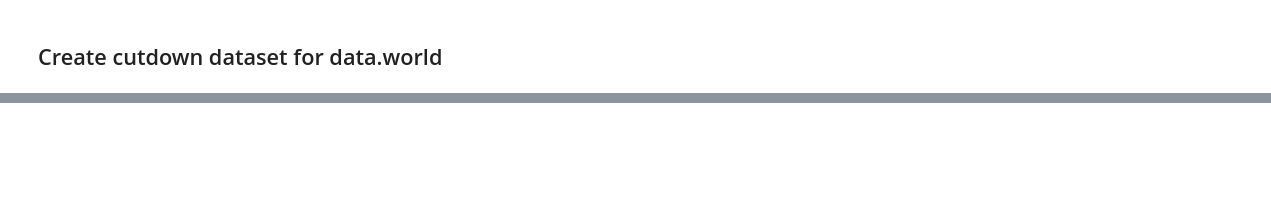
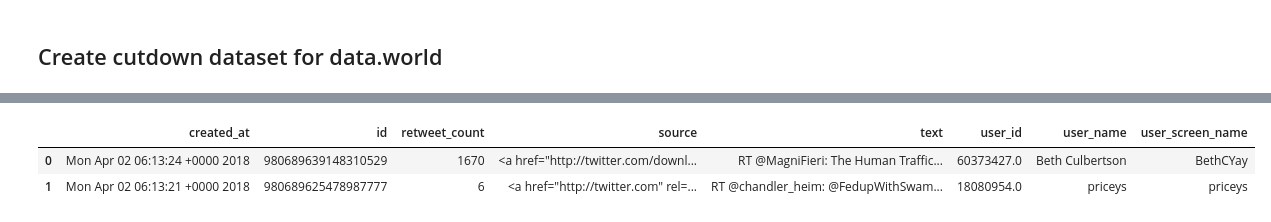
Before and after one commit to bodacea/popnotise, a Jupyter notebook: scrape_twitter/clean_scraped_dataset.ipynb, the cells around one changed output, grey strips where cells are left out. Cells and saved outputs as stored; diff of their text form; code cells hidden in the pictures; blank space fills up the shorter version.

```diff
--- a/scrape_twitter/clean_scraped_dataset.ipynb
+++ b/scrape_twitter/clean_scraped_dataset.ipynb
@@ -101,0 +110,11 @@ dfall
+# %%
+import pandas as pd
+infile='../data/qanon_tweets/cleaned_scrapes/#qanon_tweets_2018_04_01_23_17_59_637556_980689639148310529_980673645273145343_clean.csv'
+df = pd.read_csv(infile, usecols=['id', 'user_name', 'user_screen_name', 'user_id',
+                                  'created_at', 'text', 'retweet_count', 'source'])
+df['user_id'] = df['user_id'].astype('int64', errors='ignore')
+df.head(2)
+# %% [output]
+|  | created_at | id | retweet_count | source | text | user_id | user_name | user_screen_name |
+| 0 | Mon Apr 02 06:13:24 +0000 2018 | 980689639148310529 | 1670 | <a href="http://twitter.com/downl... | RT @MagniFieri: The Human Traffic... | 60373427.0 | Beth Culbertson | BethCYay |
+| 1 | Mon Apr 02 06:13:21 +0000 2018 | 980689625478987777 | 6 | <a href="http://twitter.com" rel=... | RT @chandler_heim: @FedupWithSwam... | 18080954.0 | priceys | priceys |
```
Also changed, not shown: parts of 3 cells of this notebook, 1 other file.
